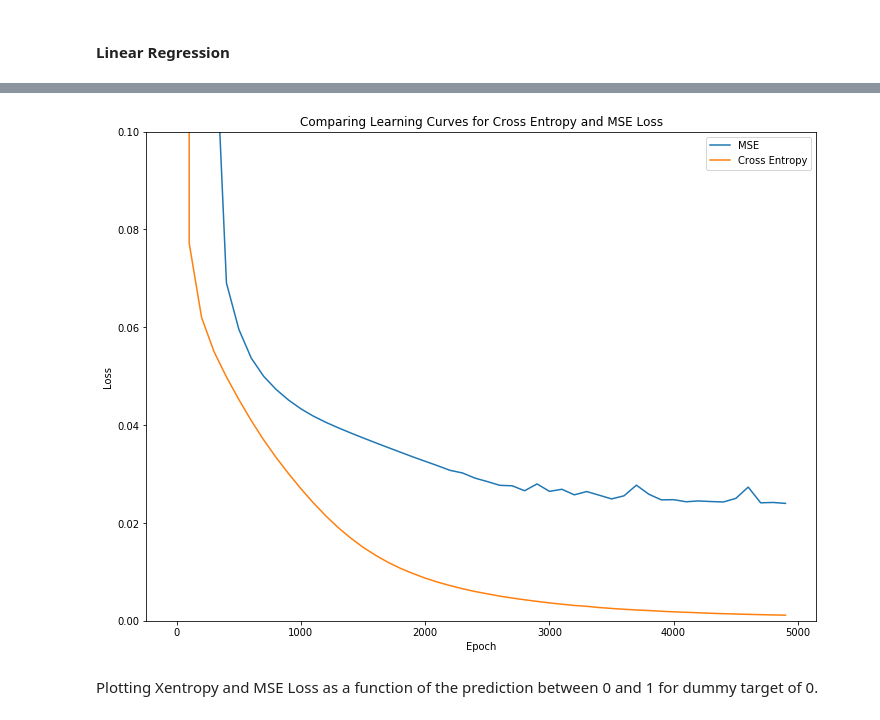
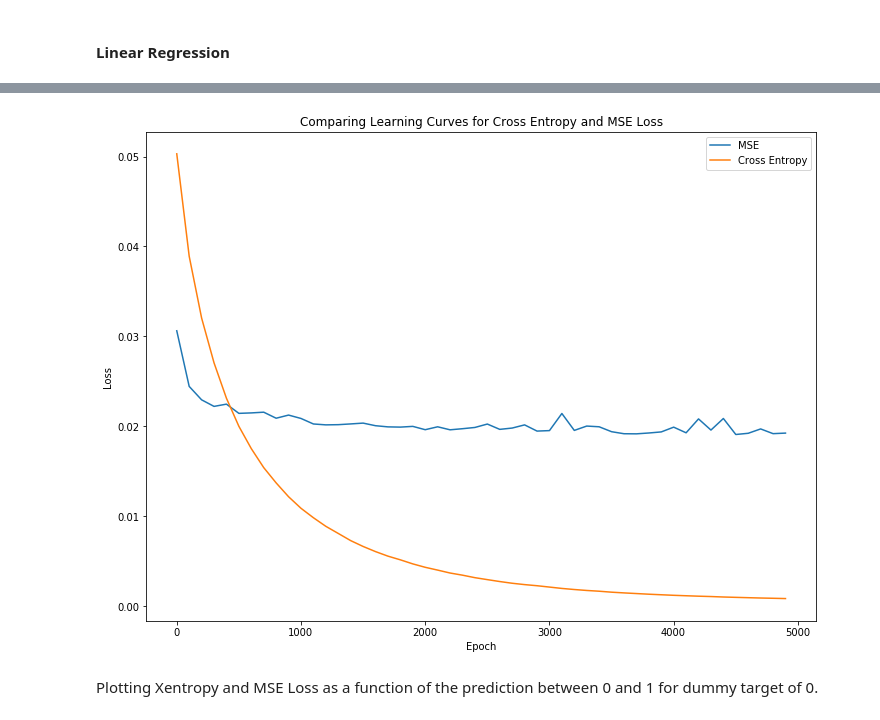
Before and after one commit to loganrooks/ECE521, a Jupyter notebook: Assignment 2/Assignment 2.ipynb, the cells around one changed output, grey strips where cells are left out. Drawn from its saved outputs; the diff is of its cells as text; code cells hidden in the pictures.

```diff
--- a/Assignment 2/Assignment 2.ipynb
+++ b/Assignment 2/Assignment 2.ipynb
@@ -170,9 +173,10 @@ n_dim = 28*28
 # %%
 X = tf.placeholder(tf.float32,[None,n_dim])
 Y = tf.placeholder(tf.float32,[None,1])
-W = tf.Variable(tf.ones([n_dim,1]))
+W = tf.Variable(tf.random_normal((n_dim,1), stddev=1e-2))
+b = tf.Variable(tf.ones((1, 1)))
 # %%
-y_ = tf.matmul(X, W)
+y_ = tf.matmul(X, W) + b
 
 loss = tf.reduce_mean(tf.nn.sigmoid_cross_entropy_with_logits(logits=y_, labels=Y))
 
@@ -236,9 +240,10 @@ print(test_accuracies[-1])
 # %%
 X = tf.placeholder(tf.float32,[None,n_dim])
 Y = tf.placeholder(tf.float32,[None,1])
-W = tf.Variable(tf.ones([n_dim,1]))
+W = tf.Variable(tf.random_normal((n_dim,1), stddev=1e-2))
+b = tf.Variable(tf.ones((1, 1)))
 # %%
-y_ = tf.matmul(X, W)
+y_ = tf.matmul(X, W) + b
 
 loss = tf.reduce_mean(tf.squared_difference(y_, Y))
 
@@ -292,16 +297,15 @@ Epoch: 5000, Loss: 0.023999538272619247, Accuracy: 0.6971428394317627
 # %%
 epochs = range(1,5001,100)
 plt.figure(figsize=(12,9))
 plt.title('Comparing Learning Curves for Cross Entropy and MSE Loss')
 plt.plot(epochs, linear_train_losses, label='MSE')
 plt.plot(epochs, train_losses, label='Cross Entropy')
 plt.legend()
 plt.xlabel('Epoch')
 plt.ylabel('Loss')
-plt.ylim(0, 0.1)
 plt.savefig('figures/xentropy_mse.png', dpi=300, bbox_inches='tight')
 # %% [output]
-[figure, old version]
+[figure, new version]
 # %% [markdown]
 Plotting Xentropy and MSE Loss as a function of the prediction between 0 and 1 for dummy target of 0.
 # %%
```
Also changed, not shown: parts of 14 cells of this notebook.
